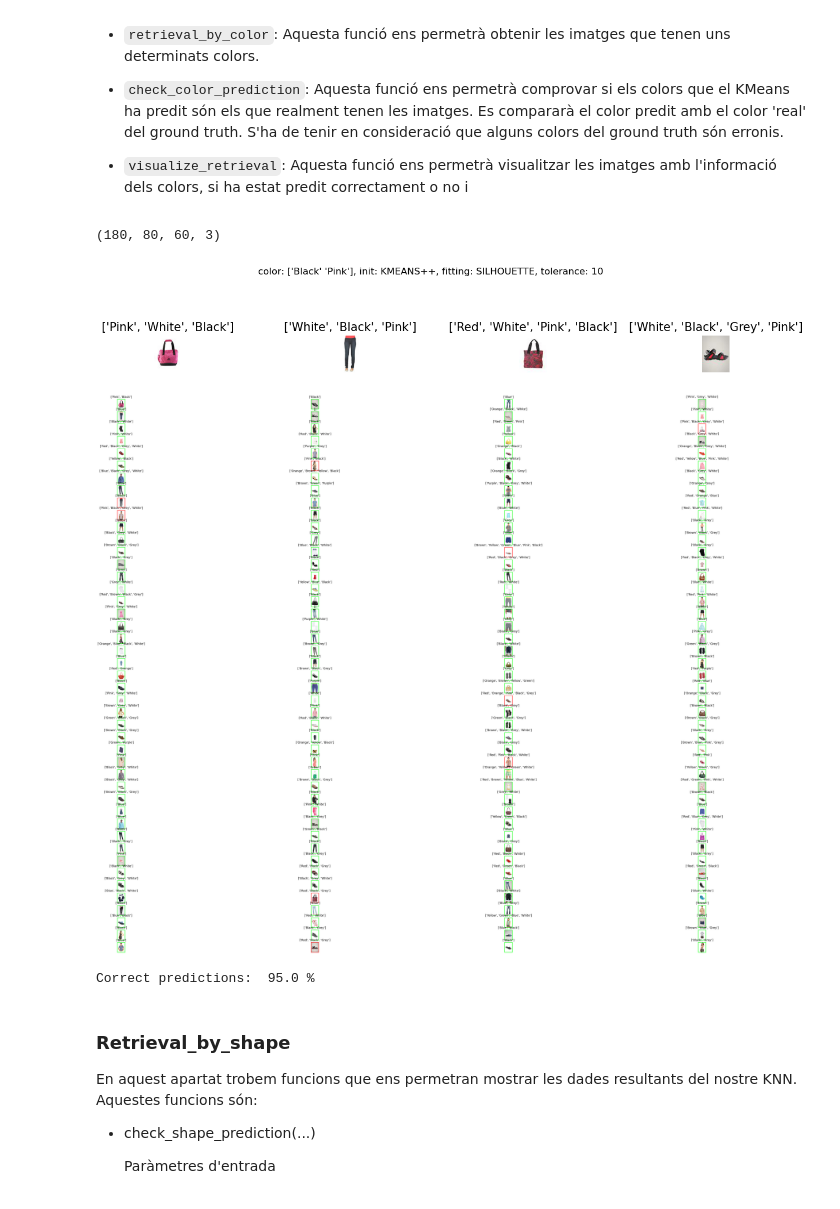
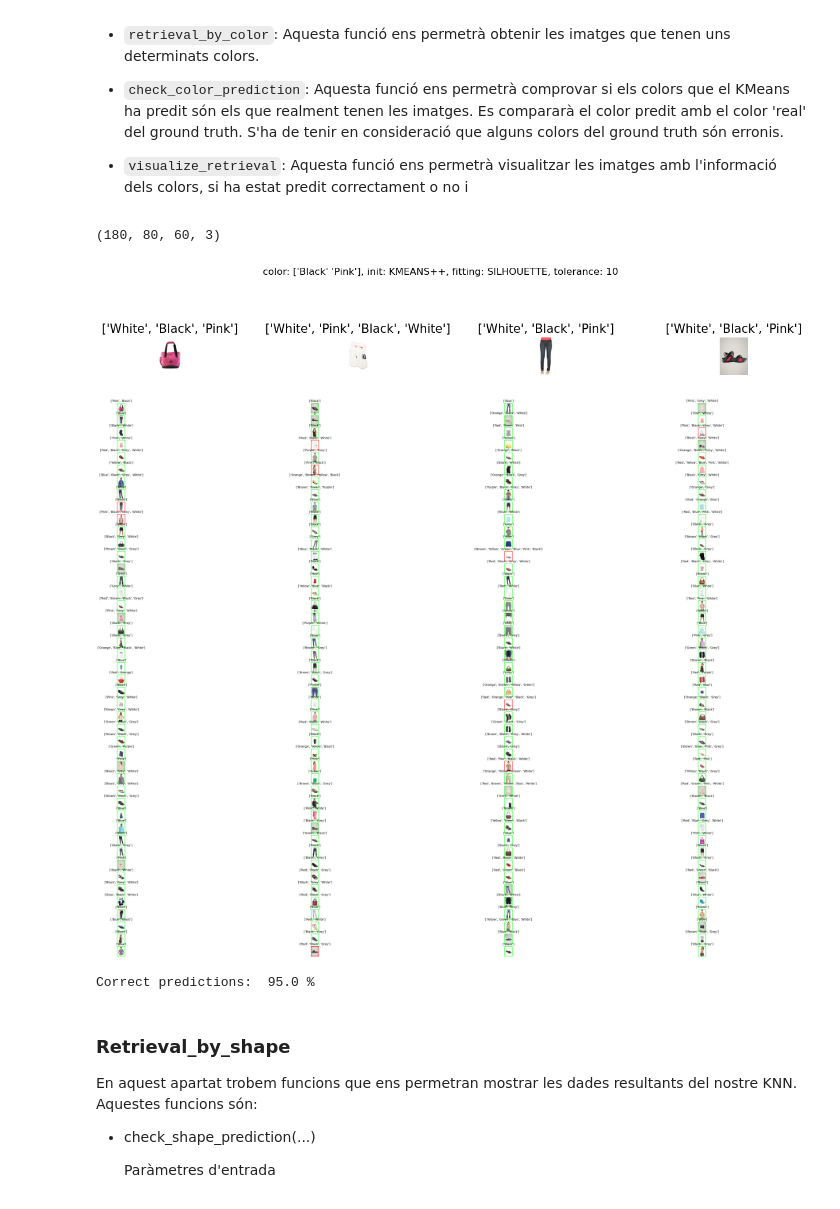
Before and after one commit to aleixJ/Practica2_IA, a Jupyter notebook: Etiquetador/analisis_part3.ipynb, the cells around one changed output. Drawn from its saved outputs; the diff is of its cells as text; code cells hidden in the pictures.

```diff
--- a/Etiquetador/analisis_part3.ipynb
+++ b/Etiquetador/analisis_part3.ipynb
@@ -156,37 +156,37 @@ def process_images(imgs, options, parallel=False):
         from joblib import Parallel, delayed
         return Parallel(n_jobs=2)(delayed(process_image)(img, options) for img in imgs)
     else:
-        return [process_image(img) for img in imgs]
+        return [process_image(img, options) for img in imgs]
 # %%
 # Execution
 
 imgs = imgs[:180]
 print(imgs.shape)
 
 query_img = np.array(['Black', 'Pink'])
 # options
 # one of the best options: options = {'km_init': 'kmeans++', 'fitting': 'silhouette', 'tolerance': 10}
-options = {'km_init': 'kmeans++', 'fitting': 'silhouette', 'tolerance': 10}
+option = {'km_init': 'kmeans++', 'fitting': 'silhouette', 'tolerance': 10}
 
-km_predicted_colors = process_images(imgs, options=options, parallel=True)
+km_predicted_colors = process_images(imgs, options=option, parallel=False)
 
 title = "color: {}, init: {}, fitting: {}, tolerance: {}".format(
     query_img,
     options.get('km_init', 'WCD').upper(),
     options.get('fitting', 'first').upper(),
     options.get('tolerance', '20')
 )
 
 imgs_retrieved, colors_retrieved = Retrieval_by_color(imgs, km_predicted_colors, query_img=query_img)
 visualize_retrieval(imgs_retrieved, topN=48, info=colors_retrieved, fac_size=2, title=title)
 ok = check_color_prediction(imgs, color_labels[:len(imgs)], km_predicted_colors, query_img=query_img)
 # Green: Image identified correctly. Red: Image identified incorrectly, can be a false positive or a false negative
 visualize_retrieval(imgs, topN=len(imgs), info=color_labels, ok=ok, fac_size=8)
 # print ratio of correct predictions
 print("Correct predictions: ", np.sum(ok)/len(ok)*100, "%")
 # %% [output]
 (180, 80, 60, 3)
-[figure, old version]
+[figure, new version]
 [figure]
 Correct predictions:  95.0 %
 # %% [markdown]
```
Also changed, not shown: parts of 5 cells of this notebook.
